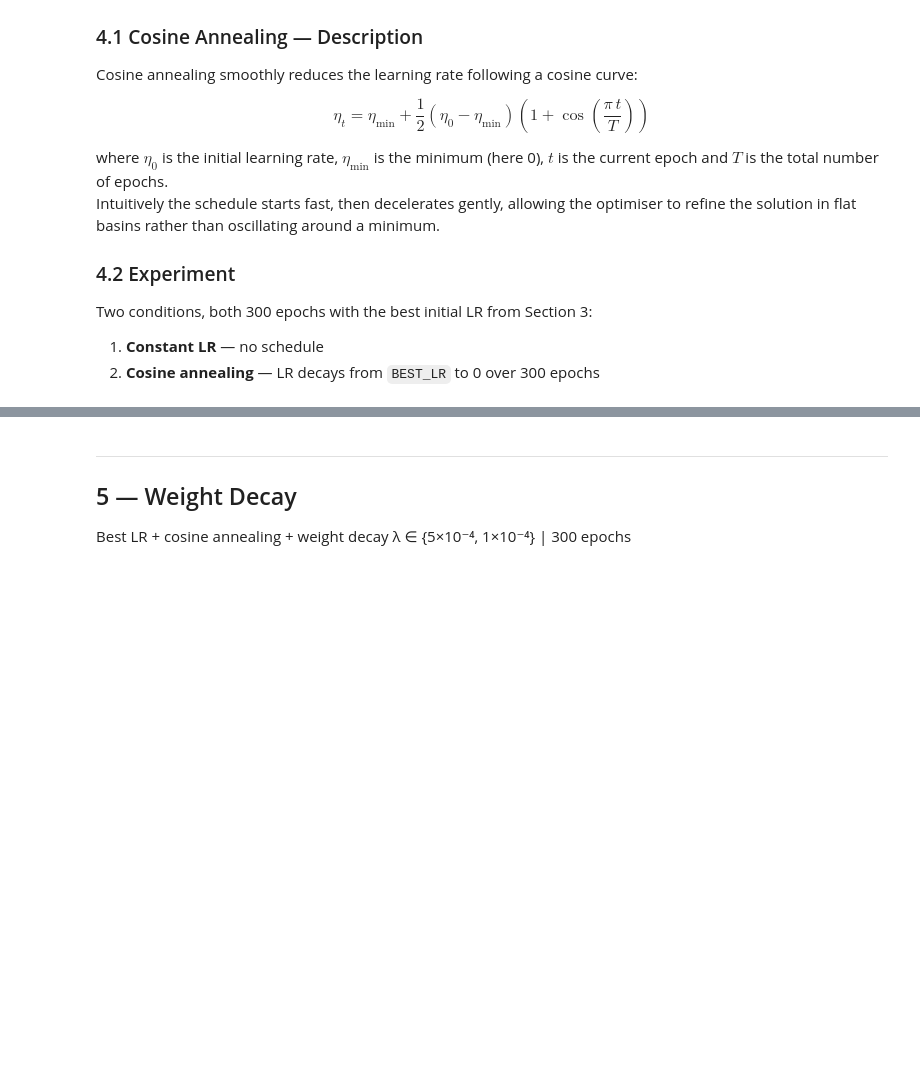
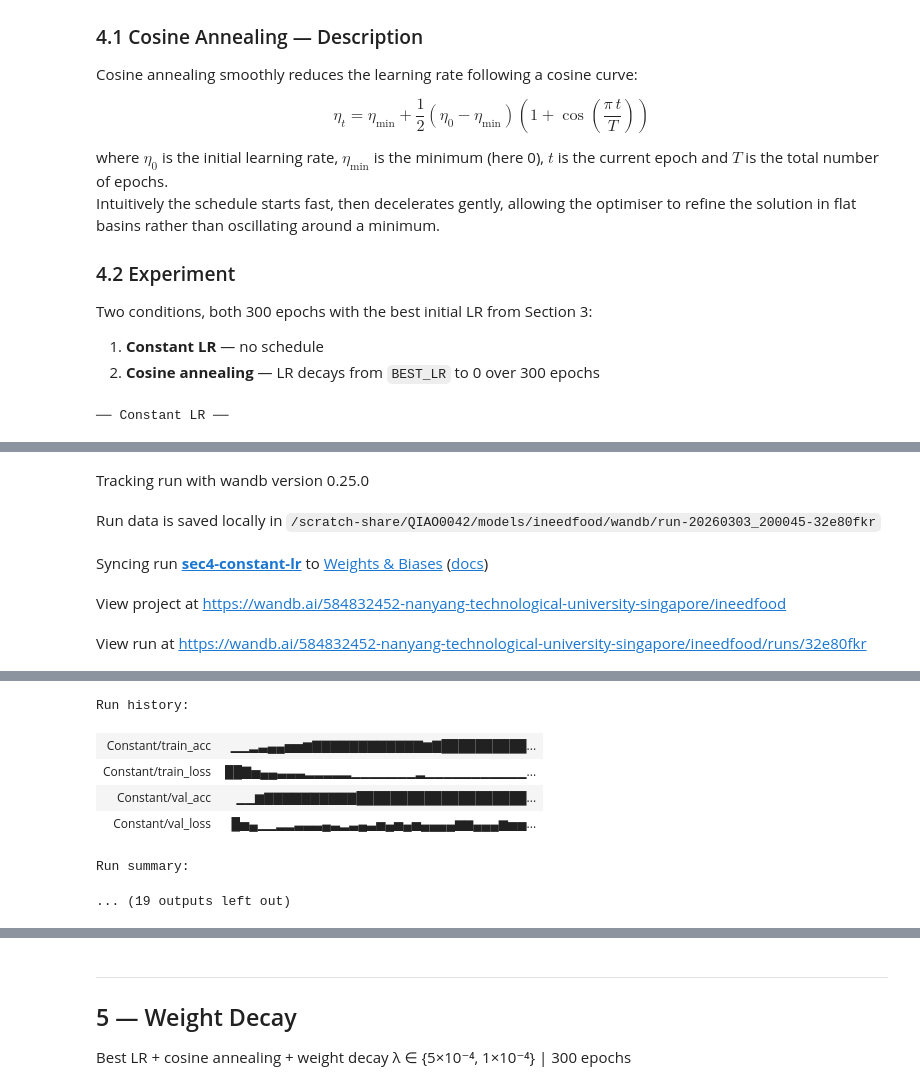
Before and after one commit to JOJOlalala/ineedfood, a Jupyter notebook: train.ipynb, the cells around one changed output, grey strips where cells are left out. Cells and saved outputs as stored; diff of their text form; code cells hidden in the pictures; blank space fills up the shorter version.

```diff
--- a/train.ipynb
+++ b/train.ipynb
@@ -308,22 +414,40 @@ Intuitively the schedule starts fast, then decelerates gently, allowing the opti
 Two conditions, both 300 epochs with the best initial LR from Section 3:
 1. **Constant LR** — no schedule
 2. **Cosine annealing** — LR decays from `BEST_LR` to 0 over 300 epochs
+# %%
+BEST_LR = 0.025
+criterion   = nn.CrossEntropyLoss()
 # %%
 NUM_EPOCHS_SCHED = 300
 
 # ── Condition 1: constant LR ──────────────────────────────────────────────────
 print('── Constant LR ──')
+run_const   = wandb.init(
+    project='ineedfood',
+    name='sec4-constant-lr',
+    config={'section': 4, 'lr': BEST_LR, 'epochs': NUM_EPOCHS_SCHED,
+            'schedule': 'none', 'optimizer': 'SGD', 'momentum': 0.9,
+            'weight_decay': 0.0, 'batch_size': BATCH_SIZE, 'model': 'EfficientNet-B0'},
+)
 model_const = build_model()
 opt_const   = torch.optim.SGD(model_const.parameters(), lr=BEST_LR,
                                momentum=0.9, weight_decay=0.0)
-criterion   = nn.CrossEntropyLoss()
 hist_const  = run_training(model_const, train_loader, val_loader,
                             opt_const, criterion,
-                            num_epochs=NUM_EPOCHS_SCHED, tag='Constant')
+                            num_epochs=NUM_EPOCHS_SCHED, tag='Constant',
+                            wandb_run=run_const)
 report_final(hist_const, 'Constant LR')
+run_const.finish()
 
 # ── Condition 2: cosine annealing ─────────────────────────────────────────────
 print('\n── Cosine Annealing ──')
+run_cos   = wandb.init(
+    project='ineedfood',
+    name='sec4-cosine-anneal',
+    config={'section': 4, 'lr': BEST_LR, 'epochs': NUM_EPOCHS_SCHED,
+            'schedule': 'cosine', 'optimizer': 'SGD', 'momentum': 0.9,
+            'weight_decay': 0.0, 'batch_size': BATCH_SIZE, 'model': 'EfficientNet-B0'},
+)
 model_cos = build_model()
 opt_cos   = torch.optim.SGD(model_cos.parameters(), lr=BEST_LR,
                              momentum=0.9, weight_decay=0.0)
@@ -332,7 +456,11 @@ sched_cos = torch.optim.lr_scheduler.CosineAnnealingLR(
 hist_cos  = run_training(model_cos, train_loader, val_loader,
                           opt_cos, criterion,
                           num_epochs=NUM_EPOCHS_SCHED,
-                          scheduler=sched_cos, tag='CosineAnneal')
+                          scheduler=sched_cos, tag='CosineAnneal',
+                          wandb_run=run_cos)
 report_final(hist_cos, 'Cosine Annealing')
+run_cos.finish()
 
 print('\nSection 4 done.')
+# %% [output]
+── Constant LR ──
@@ -338,0 +468,5 @@ print('\nSection 4 done.')
+Tracking run with wandb version 0.25.0
+Run data is saved locally in /scratch-share/QIAO0042/models/ineedfood/wandb/run-20260303_200045-32e80fkr
+Syncing run sec4-constant-lr to Weights & Biases (docs)
+View project at https://wandb.ai/584832452-nanyang-technological-university-singapore/ineedfood
+View run at https://wandb.ai/584832452-nanyang-technological-university-singapore/ineedfood/runs/32e80fkr
@@ -339,3 +491,10 @@ print('\nSection 4 done.')
+Run history:
+| Constant/train_acc | ▁▁▂▃▄▄▅▅▆▇▇▇▇▇▇▇▇▇▇▇▇▆▇██████████... |
+| Constant/train_loss | ██▇▅▄▄▃▃▃▂▂▂▂▂▁▁▁▁▁▁▁▂▁▁▁▁▁▁▁▁▁▁▁... |
+| Constant/val_acc | ▁▁▆▇▇▇▇▇▇▇▇▇▇████████████████████... |
+| Constant/val_loss | █▅▄▁▁▂▂▃▃▃▄▃▂▃▄▃▅▄▅▄▅▄▄▄▄▆▆▄▄▄▆▅▅... |
+Run summary:
+... (19 outputs left out)
 # %%
 plot_curves(
     histories=[hist_const, hist_cos],
```
Also changed, not shown: parts of 24 cells of this notebook, 8 other files.
